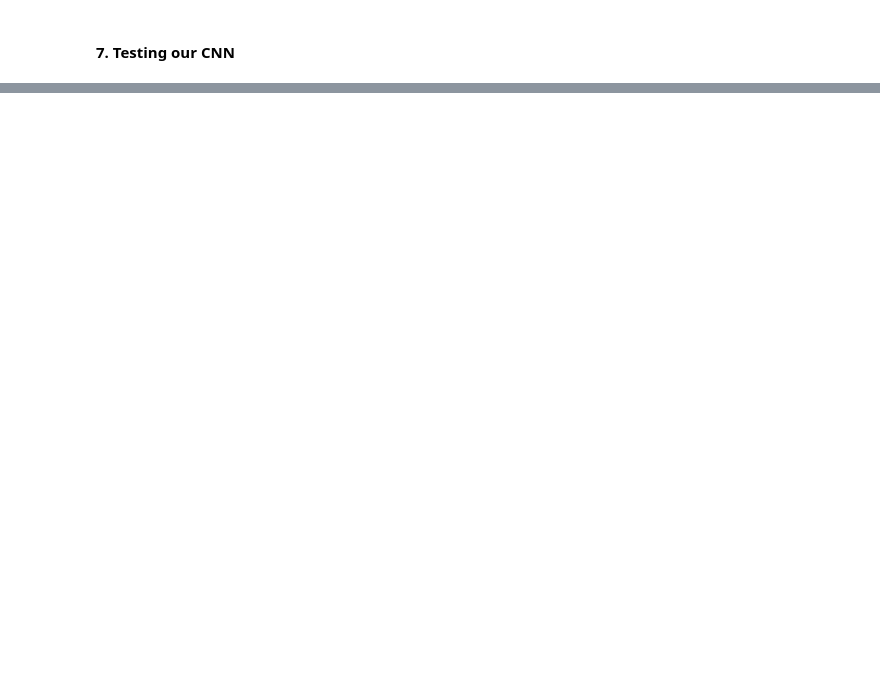
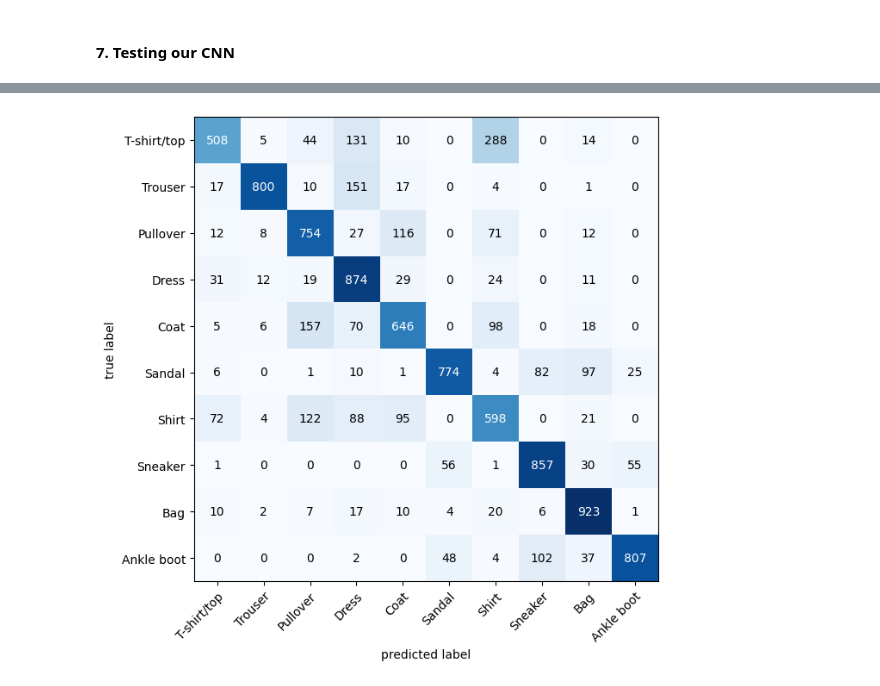
Before and after one commit to mklingamsetty/Learning-Pytorch, a Jupyter notebook: 03_pytorch_computer_vision.ipynb, the cells around one changed output, grey strips where cells are left out. Cells and saved outputs as stored; diff of their text form; code cells hidden in the pictures; blank space fills up the shorter version.

```diff
--- a/03_pytorch_computer_vision.ipynb
+++ b/03_pytorch_computer_vision.ipynb
@@ -598,0 +828,15 @@ tensor([[-0.0333,  0.0210,  0.0219, -0.0632,  0.0701, -0.0471, -0.0079, -0.0691,
+# %%
+# Plot the confusion matrix
+import torchmetrics
+from torchmetrics import ConfusionMatrix
+
+import mlxtend
+from mlxtend.plotting import plot_confusion_matrix
+
+class_names = train_data.classes
+
+# 2. Set up Confusion Matrix
+confusionMatrix = ConfusionMatrix(num_classes=len(class_names), task='multiclass')
+confusionMatrix_Tensor = confusionMatrix(preds=y_pred_tensor, target=test_data.targets)
+
+confusionMatrix_Tensor
@@ -598,0 +854,8 @@ tensor([[-0.0333,  0.0210,  0.0219, -0.0632,  0.0701, -0.0471, -0.0079, -0.0691,
+# %%
+fig, ax = plot_confusion_matrix(
+    conf_mat=confmat_tensor.numpy(), # matplotlib likes working with NumPy
+    class_names=class_names, # turn the row and column labels into class names
+    figsize=(10, 7)
+)
+# %% [output]
+[figure, added]
```
Also changed, not shown: parts of 21 cells of this notebook, 1 other file.
